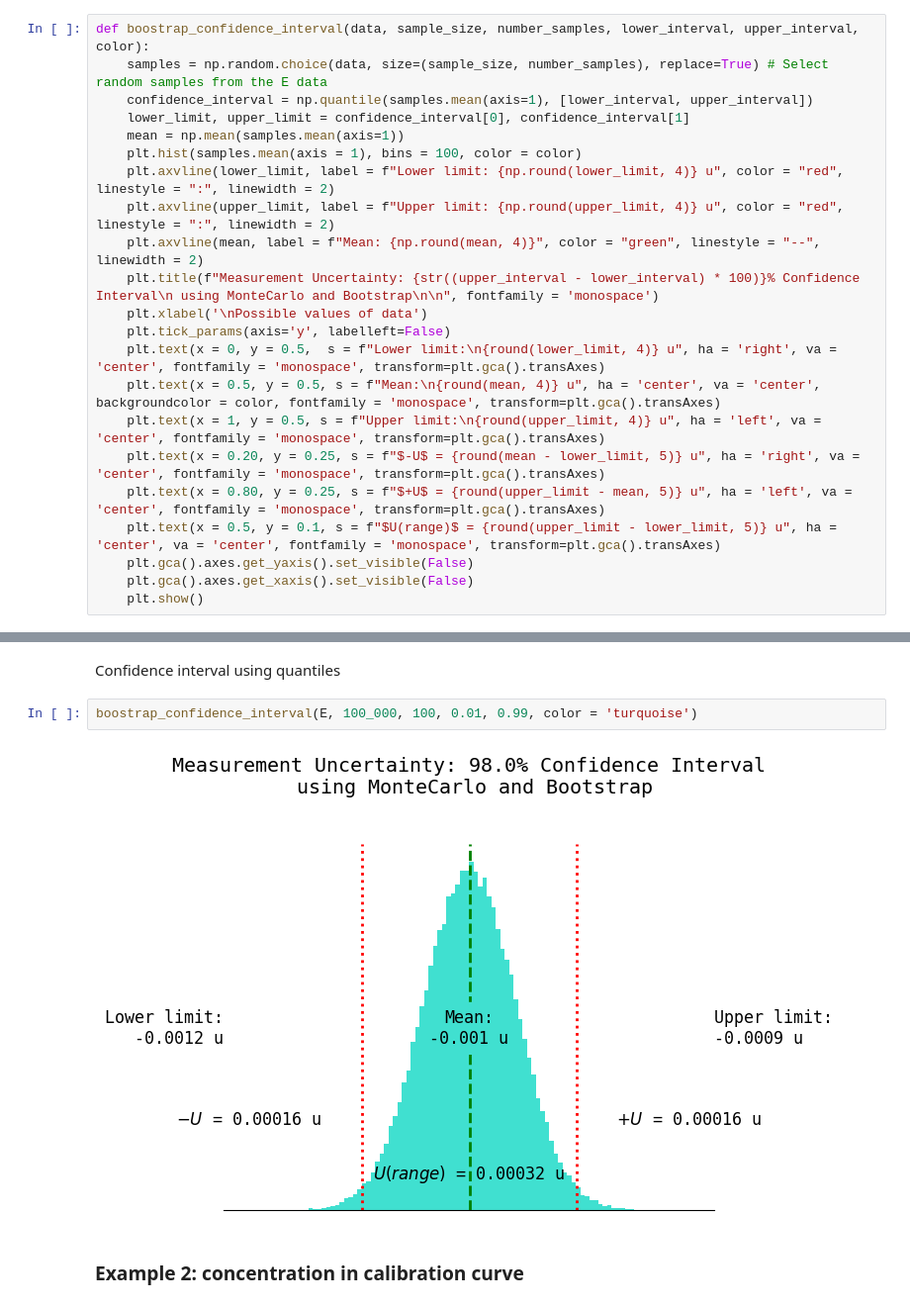
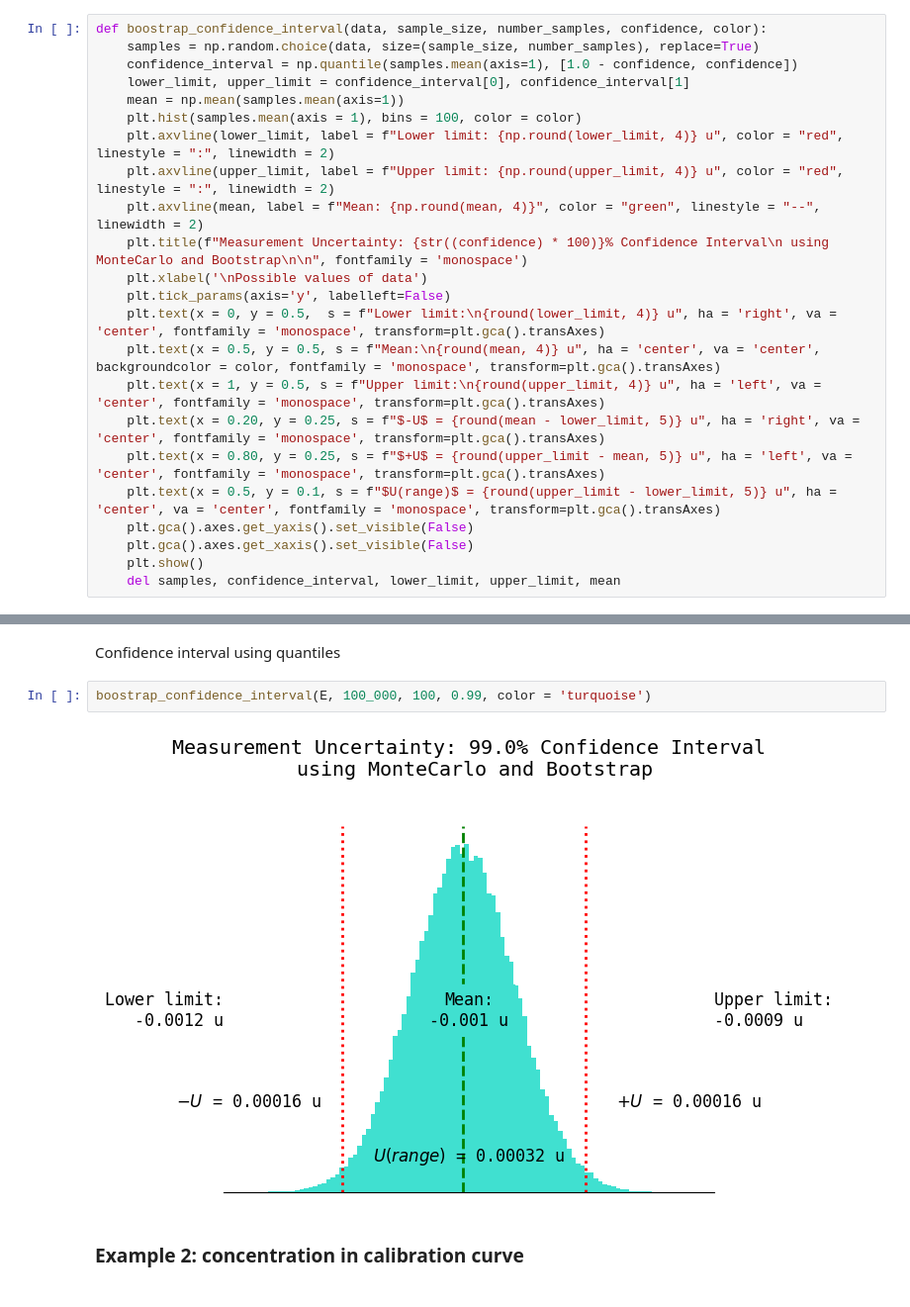
Before and after one commit to JuanMtzQ/Uncertainty_measurement, a Jupyter notebook: uncertainty_calculation.ipynb, the cells around one changed output, grey strips where cells are left out. Shown: that part at 99% size. Saved outputs shown, nothing was run; the diff lists cells and outputs as text.

Commit message:
code: histogram and bootstraping function

```diff
--- a/uncertainty_calculation.ipynb
+++ b/uncertainty_calculation.ipynb
@@ -170,16 +170,16 @@ histogram_confidence_interval("E", E, 0.9545, N, bins, 'turquoise')
 # %% [markdown]
 ## Boostraping
 # %%
-def boostrap_confidence_interval(data, sample_size, number_samples, lower_interval, upper_interval, color):
-    samples = np.random.choice(data, size=(sample_size, number_samples), replace=True) # Select random samples from the E data
-    confidence_interval = np.quantile(samples.mean(axis=1), [lower_interval, upper_interval])
+def boostrap_confidence_interval(data, sample_size, number_samples, confidence, color):
+    samples = np.random.choice(data, size=(sample_size, number_samples), replace=True)
+    confidence_interval = np.quantile(samples.mean(axis=1), [1.0 - confidence, confidence])
     lower_limit, upper_limit = confidence_interval[0], confidence_interval[1]
     mean = np.mean(samples.mean(axis=1))
     plt.hist(samples.mean(axis = 1), bins = 100, color = color)
     plt.axvline(lower_limit, label = f"Lower limit: {np.round(lower_limit, 4)} u", color = "red", linestyle = ":", linewidth = 2)
     plt.axvline(upper_limit, label = f"Upper limit: {np.round(upper_limit, 4)} u", color = "red", linestyle = ":", linewidth = 2)
     plt.axvline(mean, label = f"Mean: {np.round(mean, 4)}", color = "green", linestyle = "--", linewidth = 2)
-    plt.title(f"Measurement Uncertainty: {str((upper_interval - lower_interval) * 100)}% Confidence Interval\n using MonteCarlo and Bootstrap\n\n", fontfamily = 'monospace')
+    plt.title(f"Measurement Uncertainty: {str((confidence) * 100)}% Confidence Interval\n using MonteCarlo and Bootstrap\n\n", fontfamily = 'monospace')
     plt.xlabel('\nPossible values of data')
     plt.tick_params(axis='y', labelleft=False)
     plt.text(x = 0, y = 0.5,  s = f"Lower limit:\n{round(lower_limit, 4)} u", ha = 'right', va = 'center', fontfamily = 'monospace', transform=plt.gca().transAxes)
@@ -191,6 +191,7 @@ def boostrap_confidence_interval(data, sample_size, number_samples, lower_interv
     plt.gca().axes.get_yaxis().set_visible(False)
     plt.gca().axes.get_xaxis().set_visible(False)
     plt.show()
+    del samples, confidence_interval, lower_limit, upper_limit, mean
 # %% [markdown]
 We can use boostrapping to find the confidence intervals if, in the last step, our data isn't normal
 # %%
@@ -202,9 +203,9 @@ color = 'turquoise'
 # %% [markdown]
 Confidence interval using quantiles
 # %%
-boostrap_confidence_interval(E, 100_000, 100, 0.01, 0.99, color = 'turquoise')
+boostrap_confidence_interval(E, 100_000, 100, 0.99, color = 'turquoise')
 # %% [output]
-[figure, old version]
+[figure, new version]
 # %% [markdown]
 ### Example 2: concentration in calibration curve
 # %% [markdown]
```
Also changed, not shown: parts of 16 cells of this notebook.
